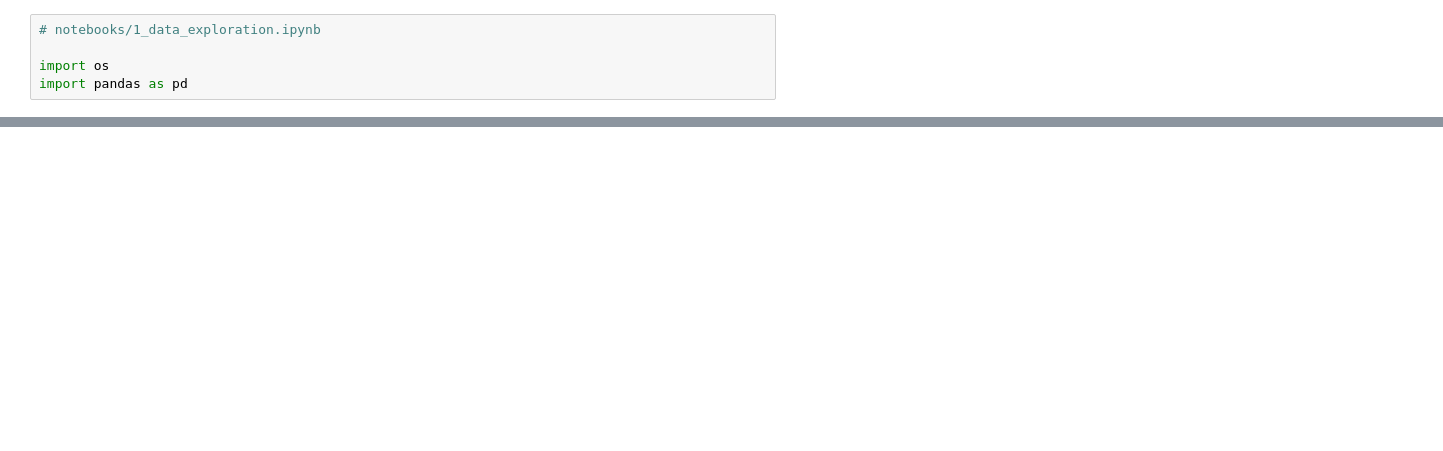
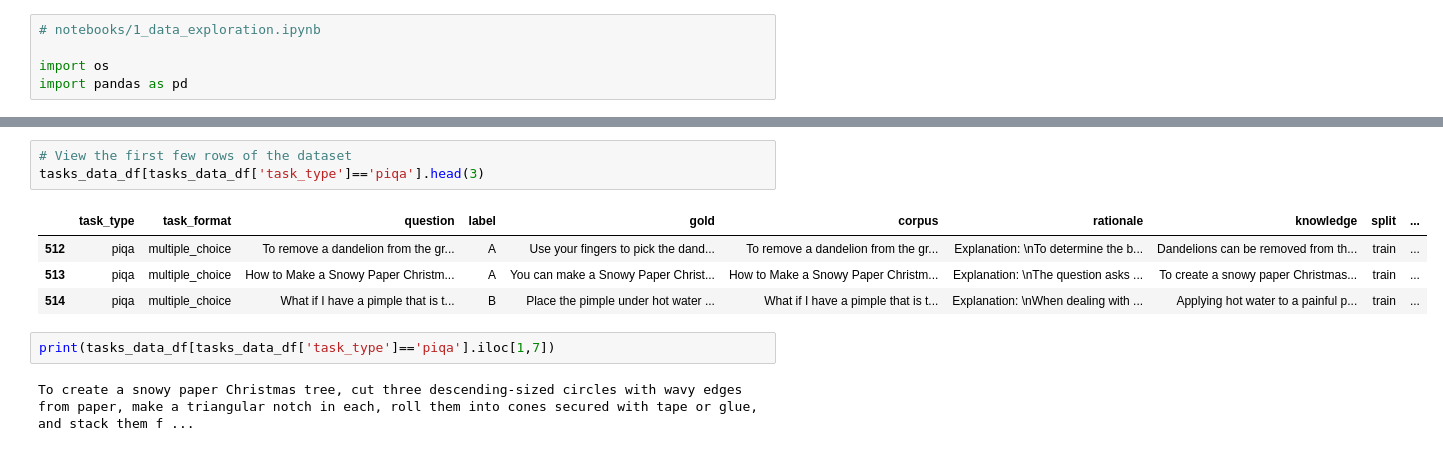
Before and after one commit to IAAR-Shanghai/SEAP, a Jupyter notebook: notebook/1_data_exploration.ipynb, the cells around one changed output, grey strips where cells are left out. Cells and saved outputs as stored; diff of their text form; blank space fills up the shorter version.

```diff
--- a/notebook/1_data_exploration.ipynb
+++ b/notebook/1_data_exploration.ipynb
@@ -82 +40,13 @@ memory usage: 23.6+ KB
 None
+# %%
+# View the first few rows of the dataset
+tasks_data_df[tasks_data_df['task_type']=='piqa'].head(3)
+# %% [output]
+|  | task_type | task_format | question | label | gold | corpus | rationale | knowledge | split | ... |
+| 512 | piqa | multiple_choice | To remove a dandelion from the gr... | A | Use your fingers to pick the dand... | To remove a dandelion from the gr... | Explanation: \nTo determine the b... | Dandelions can be removed from th... | train | ... |
+| 513 | piqa | multiple_choice | How to Make a Snowy Paper Christm... | A | You can make a Snowy Paper Christ... | How to Make a Snowy Paper Christm... | Explanation: \nThe question asks ... | To create a snowy paper Christmas... | train | ... |
+| 514 | piqa | multiple_choice | What if I have a pimple that is t... | B | Place the pimple under hot water ... | What if I have a pimple that is t... | Explanation: \nWhen dealing with ... | Applying hot water to a painful p... | train | ... |
+# %%
+print(tasks_data_df[tasks_data_df['task_type']=='piqa'].iloc[1,7])
+# %% [output]
+To create a snowy paper Christmas tree, cut three descending-sized circles with wavy edges from paper, make a triangular notch in each, roll them into cones secured with tape or glue, and stack them f ...
```
Also changed, not shown: parts of 6 cells of this notebook, 44 other files.
